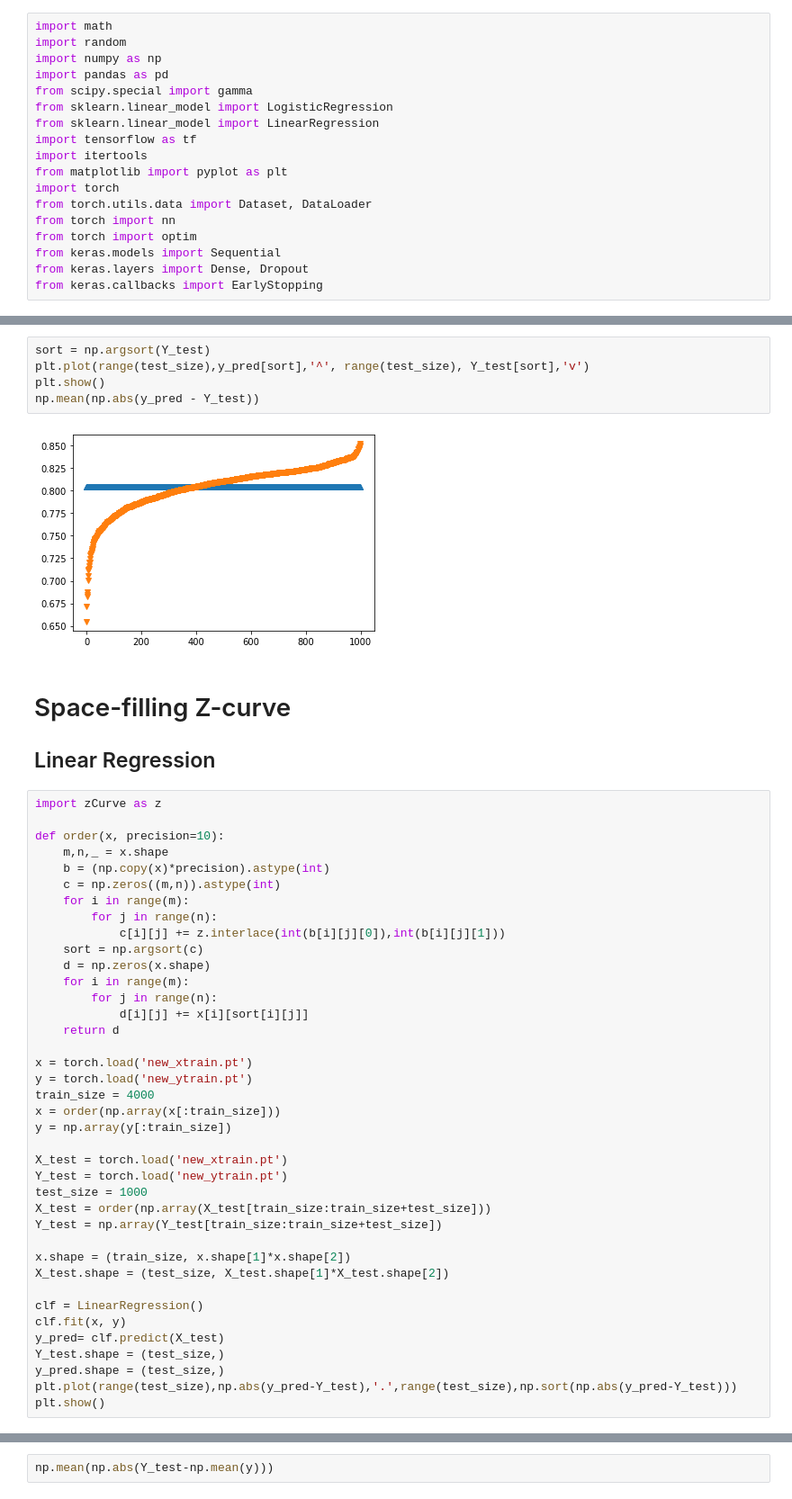
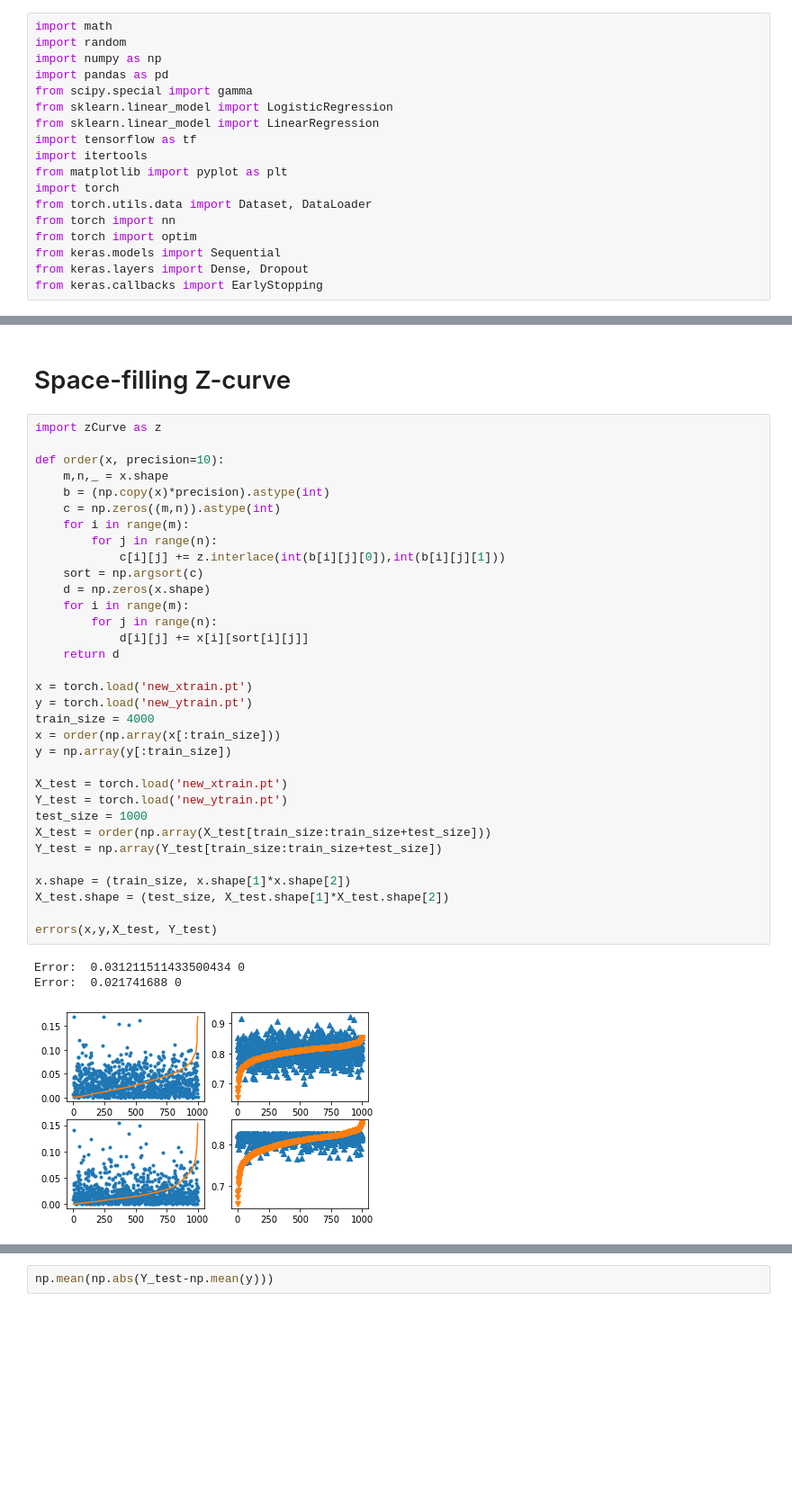
Before and after one commit to angelosaadeh/Set-training, a Jupyter notebook: Data_training.ipynb, the cells around one changed output, grey strips where cells are left out. Shown: that part at 90% size. Drawn from its saved outputs; the diff is of its cells as text; blank space fills up the shorter version.

```diff
--- a/Data_training.ipynb
+++ b/Data_training.ipynb
@@ -115,49 +98,39 @@ plt.show()
-# %%
-sort = np.argsort(Y_test)
-plt.plot(range(test_size),y_pred[sort],'^', range(test_size), Y_test[sort],'v')
-plt.show()
-np.mean(np.abs(y_pred - Y_test))
-# %% [output]
-[figure, removed]
 # %% [markdown]
 # Space-filling Z-curve
-## Linear Regression
 # %%
 import zCurve as z
 
 def order(x, precision=10):
     m,n,_ = x.shape
     b = (np.copy(x)*precision).astype(int)
     c = np.zeros((m,n)).astype(int)
     for i in range(m):
         for j in range(n):
             c[i][j] += z.interlace(int(b[i][j][0]),int(b[i][j][1]))
     sort = np.argsort(c)
     d = np.zeros(x.shape)
     for i in range(m):
         for j in range(n):
             d[i][j] += x[i][sort[i][j]]
     return d
 
 x = torch.load('new_xtrain.pt')
 y = torch.load('new_ytrain.pt')
 train_size = 4000
 x = order(np.array(x[:train_size]))
 y = np.array(y[:train_size])
 
 X_test = torch.load('new_xtrain.pt')
 Y_test = torch.load('new_ytrain.pt')
 test_size = 1000
 X_test = order(np.array(X_test[train_size:train_size+test_size]))
 Y_test = np.array(Y_test[train_size:train_size+test_size])
 
 x.shape = (train_size, x.shape[1]*x.shape[2])
 X_test.shape = (test_size, X_test.shape[1]*X_test.shape[2])
 
-clf = LinearRegression()
-clf.fit(x, y)
-y_pred= clf.predict(X_test)
-Y_test.shape = (test_size,)
-y_pred.shape = (test_size,)
-plt.plot(range(test_size),np.abs(y_pred-Y_test),'.',range(test_size),np.sort(np.abs(y_pred-Y_test)))
-plt.show()
+errors(x,y,X_test, Y_test)
+# %% [output]
+Error:  0.031211511433500434 0
+Error:  0.021741688 0
+[figure, added]
```
Also changed, not shown: parts of 39 cells of this notebook.
